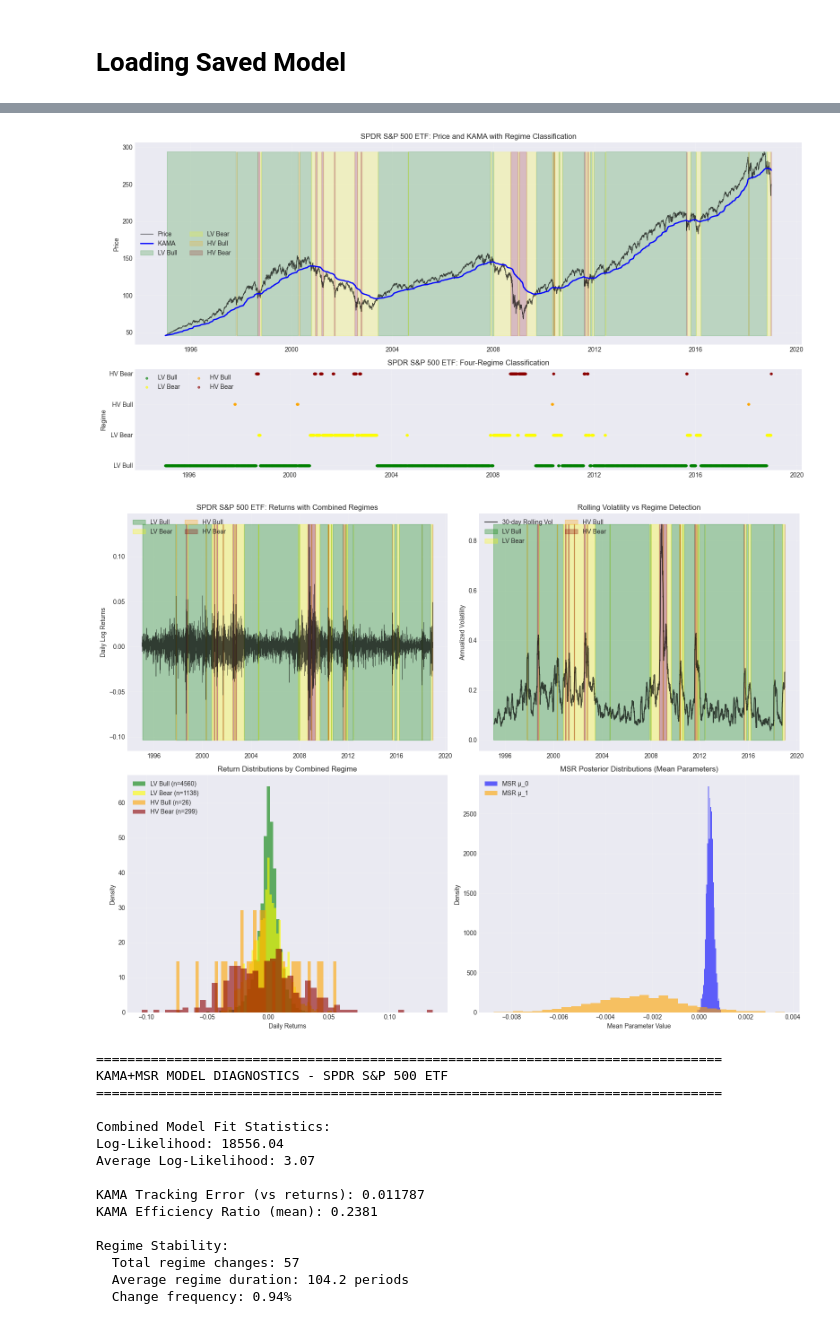
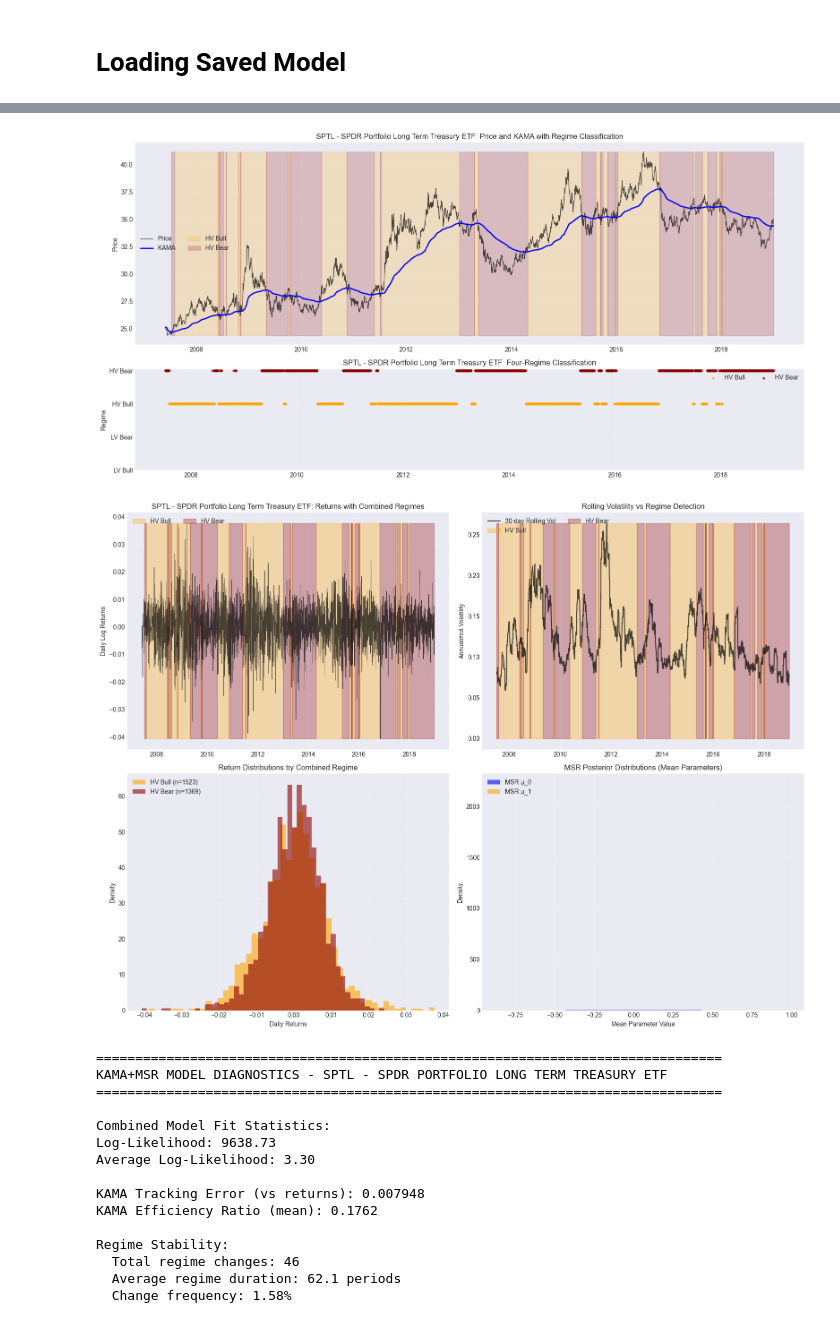
Before and after one commit to jessego20/FE800_project_code, a Jupyter notebook: analyze_single_kama_msr_model.ipynb, the cells around one changed output, grey strips where cells are left out. Drawn from its saved outputs; the diff is of its cells as text; code cells hidden in the pictures.

```diff
--- a/analyze_single_kama_msr_model.ipynb
+++ b/analyze_single_kama_msr_model.ipynb
@@ -118,9 +150,9 @@ def load_and_analyze_KAMA_MSR_model(asset_name: str, n_regimes: int, sub_folder:
 
     return loaded_model, transition_results
 
-asset_name = 'SPDR S&P 500 ETF'
+asset_name = 'SPTL - SPDR Portfolio Long Term Treasury ETF'
 n_regimes = 2
-sub_folder = 'us_equity'
+sub_folder = 'universe'
 edte_sub_folder = datetime(2019, 1, 1).strftime('%Y%m%d')
 loaded_model, transition_results = load_and_analyze_KAMA_MSR_model(asset_name, n_regimes, sub_folder, edte_sub_folder)
 # %% [output]
@@ -144,20 +176,20 @@ gamma: 1.3500000000000003
-[figure, old version]
+[figure, new version]
-[figure, old version]
+[figure, new version]
 ================================================================================
-KAMA+MSR MODEL DIAGNOSTICS - SPDR S&P 500 ETF
+KAMA+MSR MODEL DIAGNOSTICS - SPTL - SPDR PORTFOLIO LONG TERM TREASURY ETF
 ================================================================================
 
 Combined Model Fit Statistics:
-Log-Likelihood: 18556.04
-Average Log-Likelihood: 3.07
+Log-Likelihood: 9638.73
+Average Log-Likelihood: 3.30
 
-KAMA Tracking Error (vs returns): 0.011787
-KAMA Efficiency Ratio (mean): 0.2381
+KAMA Tracking Error (vs returns): 0.007948
+KAMA Efficiency Ratio (mean): 0.1762
 
 Regime Stability:
-  Total regime changes: 57
-  Average regime duration: 104.2 periods
-  Change frequency: 0.94%
+  Total regime changes: 46
+  Average regime duration: 62.1 periods
+  Change frequency: 1.58%
 # %%
 level1_transition_matrix = transition_results[1]['transition_probabilities']\
     .rename(columns={0: 'Low Vol Bull', 1: 'Low Vol Bear', 2: 'High Vol Bull', 3: 'High Vol Bear'},
```
Also changed, not shown: parts of 8 cells of this notebook, 1 other file.
